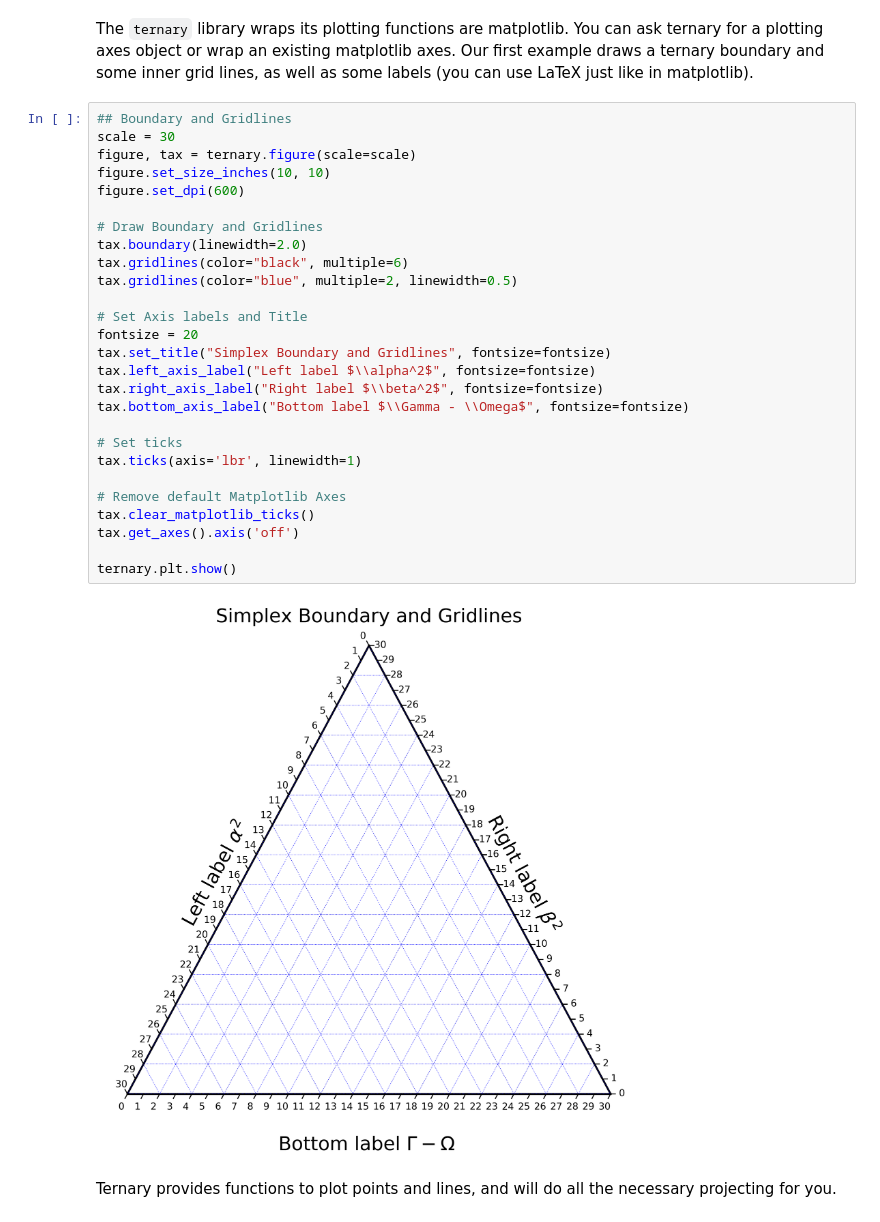
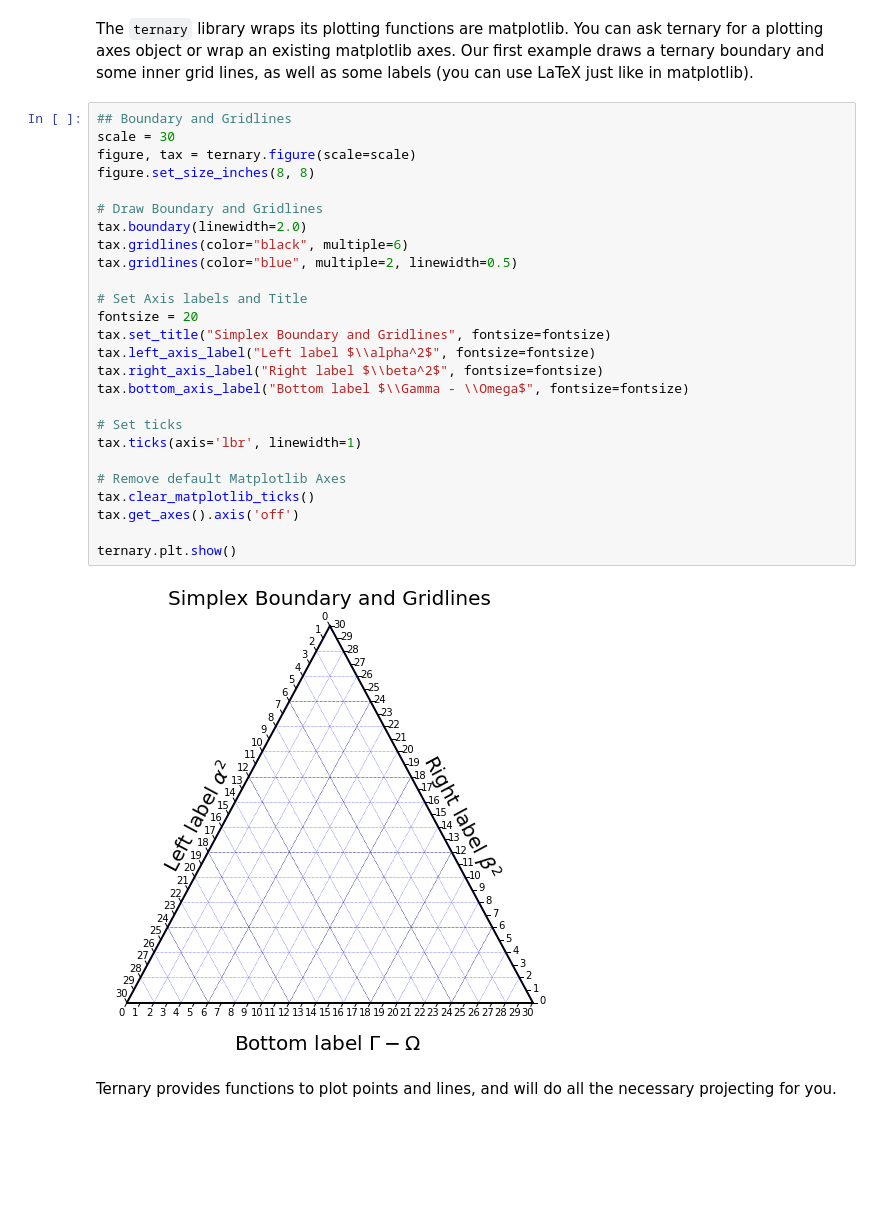
Before and after one commit to marcharper/python-ternary, a Jupyter notebook: examples/Ternary-Examples.ipynb, the cells around one changed output. Saved outputs shown, nothing was run; the diff lists cells and outputs as text; blank space fills up the shorter version.

```diff
--- a/examples/Ternary-Examples.ipynb
+++ b/examples/Ternary-Examples.ipynb
@@ -11,32 +15,31 @@ The `ternary` library wraps its plotting functions are matplotlib. You can ask t
 # %%
 ## Boundary and Gridlines
 scale = 30
 figure, tax = ternary.figure(scale=scale)
-figure.set_size_inches(10, 10)
-figure.set_dpi(600)
+figure.set_size_inches(8, 8)
 
 # Draw Boundary and Gridlines
 tax.boundary(linewidth=2.0)
 tax.gridlines(color="black", multiple=6)
 tax.gridlines(color="blue", multiple=2, linewidth=0.5)
 
 # Set Axis labels and Title
 fontsize = 20
 tax.set_title("Simplex Boundary and Gridlines", fontsize=fontsize)
 tax.left_axis_label("Left label $\\alpha^2$", fontsize=fontsize)
 tax.right_axis_label("Right label $\\beta^2$", fontsize=fontsize)
 tax.bottom_axis_label("Bottom label $\\Gamma - \\Omega$", fontsize=fontsize)
 
 # Set ticks
 tax.ticks(axis='lbr', linewidth=1)
 
 # Remove default Matplotlib Axes
 tax.clear_matplotlib_ticks()
 tax.get_axes().axis('off')
 
 ternary.plt.show()
 # %% [output]
-[figure, old version]
+[figure, new version]
 # %% [markdown]
 Ternary provides functions to plot points and lines, and will do all the necessary projecting for you.
 # %%
```
Also changed, not shown: parts of 5 cells of this notebook, 1 other file.
